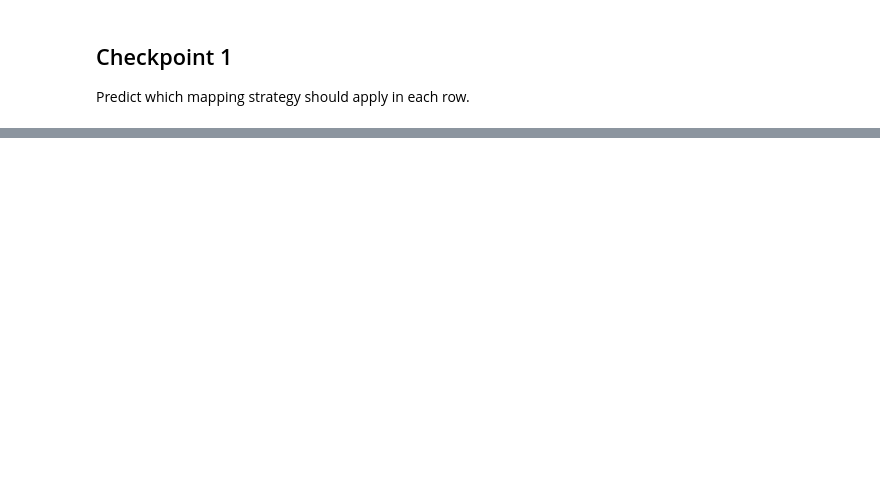
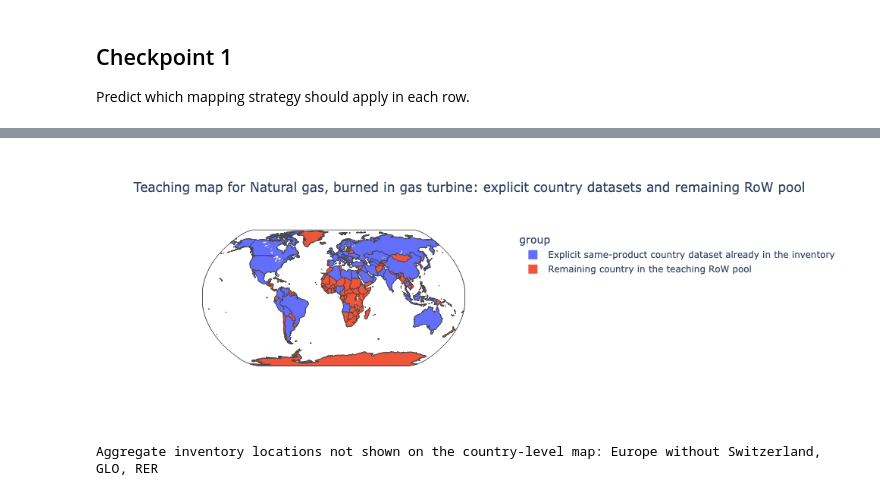
Before and after one commit to romainsacchi/barcelona-regionalized-lcia, a Jupyter notebook: tutorials/DAY 2/D2-04 Spatial matching and fallback logic.ipynb, the cells around one changed output, grey strips where cells are left out. Drawn from its saved outputs; the diff is of its cells as text; code cells hidden in the pictures; blank space fills up the shorter version.

```diff
--- a/tutorials/DAY 2/D2-04 Spatial matching and fallback logic.ipynb
+++ b/tutorials/DAY 2/D2-04 Spatial matching and fallback logic.ipynb
@@ -300,0 +402,29 @@ After this notebook, you should now be able to:
+# %%
+bd.projects.set_current('barcelona-rlcia-2026')
+db_name = next((name for name in sorted(bd.databases) if name.startswith('bafu')), 'bafu')
+
+db = bd.Database(db_name)
+
+bafu_activity = next(
+    (
+        act for act in db
+        if act['name'].startswith("Natural gas, burned in gas turbine")
+        and act.get('location') == 'RoW'
+    ),
+    None,
+)
+
+if bafu_activity is None:
+    print('The expected RoW natural-gas activity was not found in this BAFU database.')
+else:
+    display(
+        pd.Series(
+            {
+                'database': db_name,
+                'name': bafu_activity['name'],
+                'location': bafu_activity.get('location'),
+                'reference product': bafu_activity.get('reference product'),
+                'unit': bafu_activity.get('unit'),
+            }
+        )
+    )
@@ -300,0 +620,16 @@ After this notebook, you should now be able to:
+# %%
+if bafu_activity is None:
+    print('No BAFU activity available for this demonstration.')
+else:
+    row_map_groups = {
+        **{loc: 'Explicit same-product country dataset already in the inventory' for loc in explicit_country_locations},
+        **{loc: 'Remaining country in the teaching RoW pool' for loc in dynamic_row_pool_counterfactual},
+    }
+    plot_country_groups(
+        row_map_groups,
+        'Teaching map for Natural gas, burned in gas turbine: explicit country datasets and remaining RoW pool'
+    )
+    print('Aggregate inventory locations not shown on the country-level map:', ', '.join(aggregate_locations))
+# %% [output]
+[figure, added]
+Aggregate inventory locations not shown on the country-level map: Europe without Switzerland, GLO, RER
```
Also changed, not shown: parts of 50 cells of this notebook, 6 other files.
